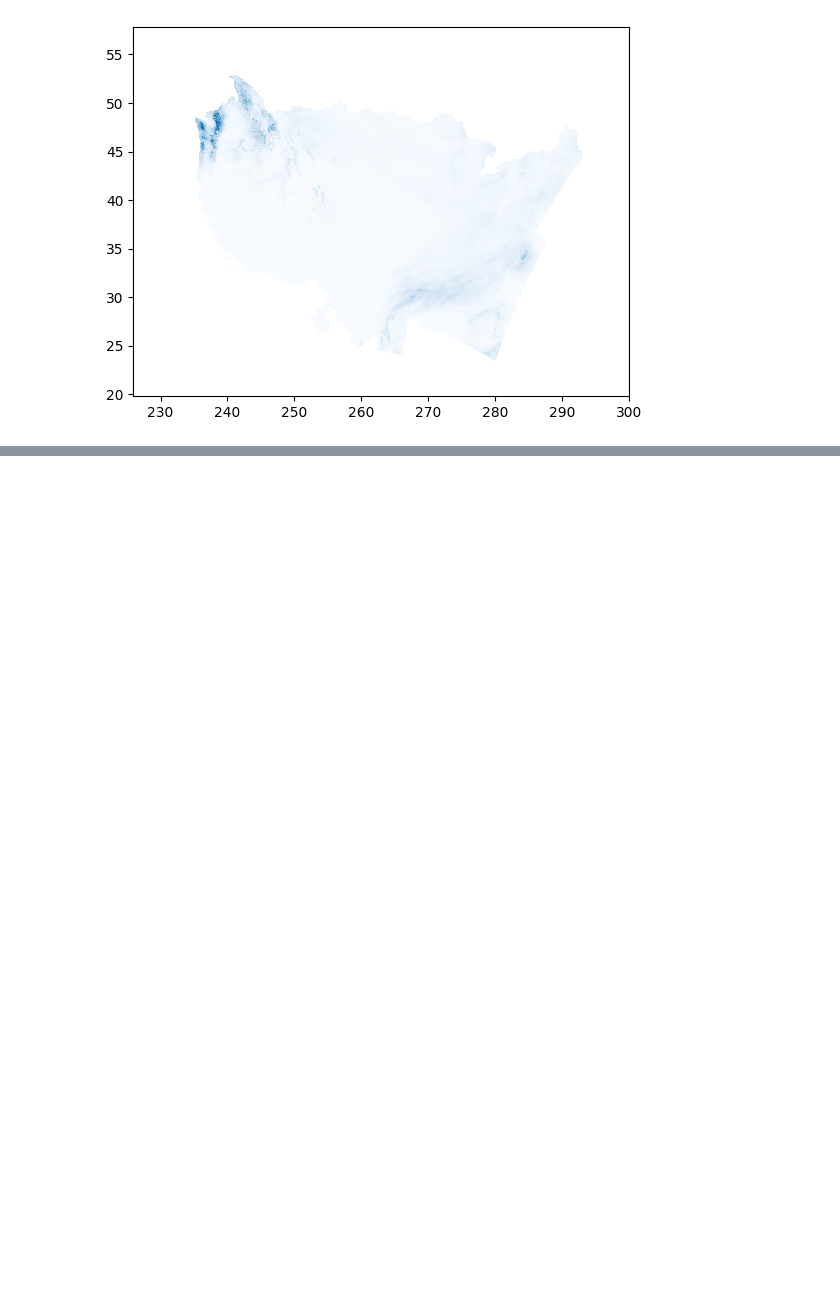
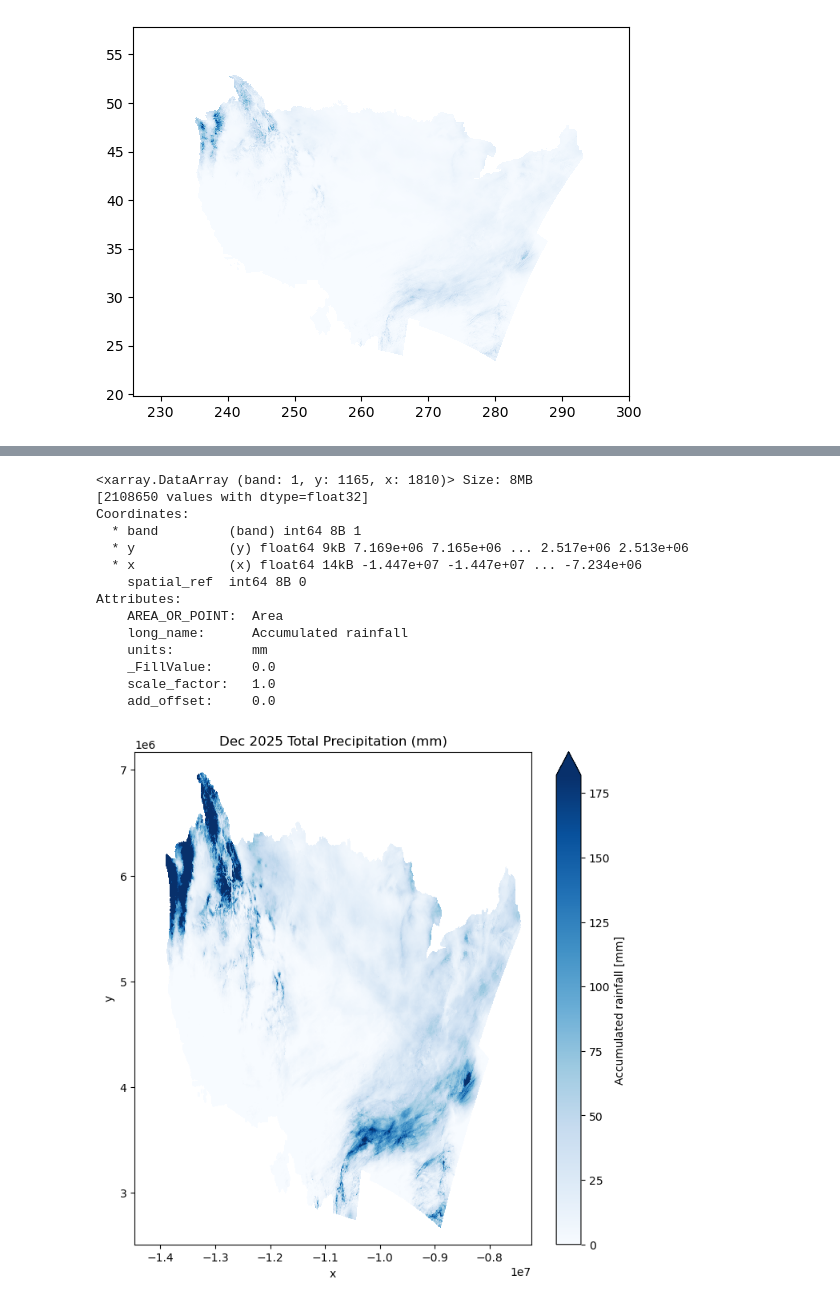
Before and after one commit to uwincm/gaia-hazlab-catalog, a Jupyter notebook: create_dec_2025_precip_accum_layers.ipynb, the cells around one changed output, grey strips where cells are left out. Drawn from its saved outputs; the diff is of its cells as text; code cells hidden in the pictures; blank space fills up the shorter version.

```diff
--- a/create_dec_2025_precip_accum_layers.ipynb
+++ b/create_dec_2025_precip_accum_layers.ipynb
@@ -61,0 +214,41 @@ Grid point max total rainfall for 20251215:
+# %%
+# Plot the raster data
+
+data = rioxarray.open_rasterio('rainfall_4km.tif')
+print(data)
+plt.figure(figsize=(8, 8))
+
+vmin = data.quantile(0.02).item()
+vmax = data.quantile(0.98).item()
+
+# data.sel(band=[1, 1, 1]).plot.imshow(
+#     vmin=vmin,
+#     vmax=vmax,
+#     cmap="Blues"
+# )
+
+data.isel(band=0).plot.imshow(
+    vmin=vmin,
+    vmax=vmax,
+    cmap="Blues"
+)
+
+
+plt.title('Dec 2025 Total Precipitation (mm)')
+plt.show()
+# %% [output]
+<xarray.DataArray (band: 1, y: 1165, x: 1810)> Size: 8MB
+[2108650 values with dtype=float32]
+Coordinates:
+  * band         (band) int64 8B 1
+  * y            (y) float64 9kB 7.169e+06 7.165e+06 ... 2.517e+06 2.513e+06
+  * x            (x) float64 14kB -1.447e+07 -1.447e+07 ... -7.234e+06
+    spatial_ref  int64 8B 0
+Attributes:
+    AREA_OR_POINT:  Area
+    long_name:      Accumulated rainfall
+    units:          mm
+    _FillValue:     0.0
+    scale_factor:   1.0
+    add_offset:     0.0
+[figure, added]
```
Also changed, not shown: parts of 5 cells of this notebook.
